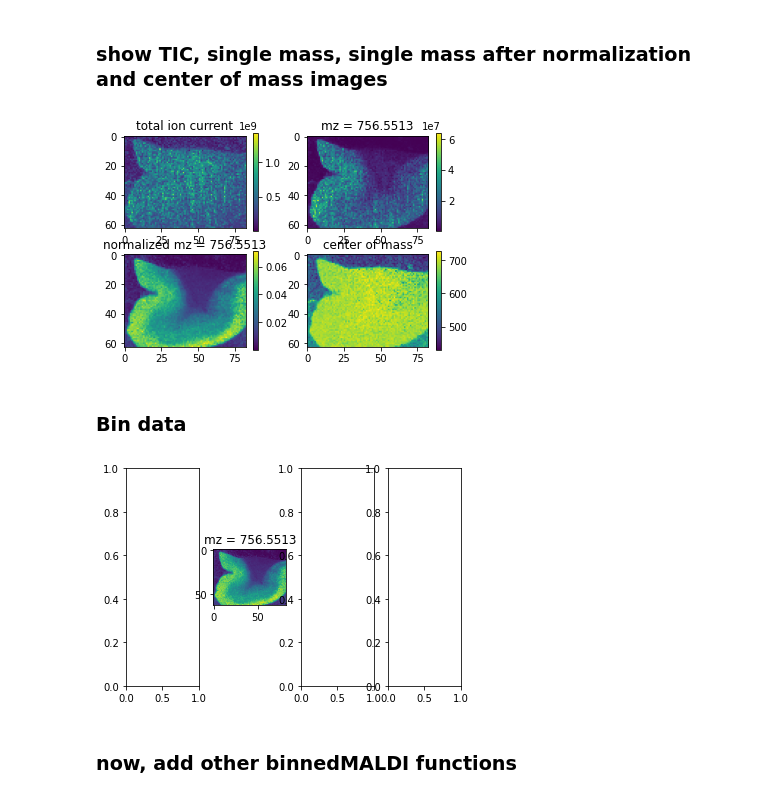
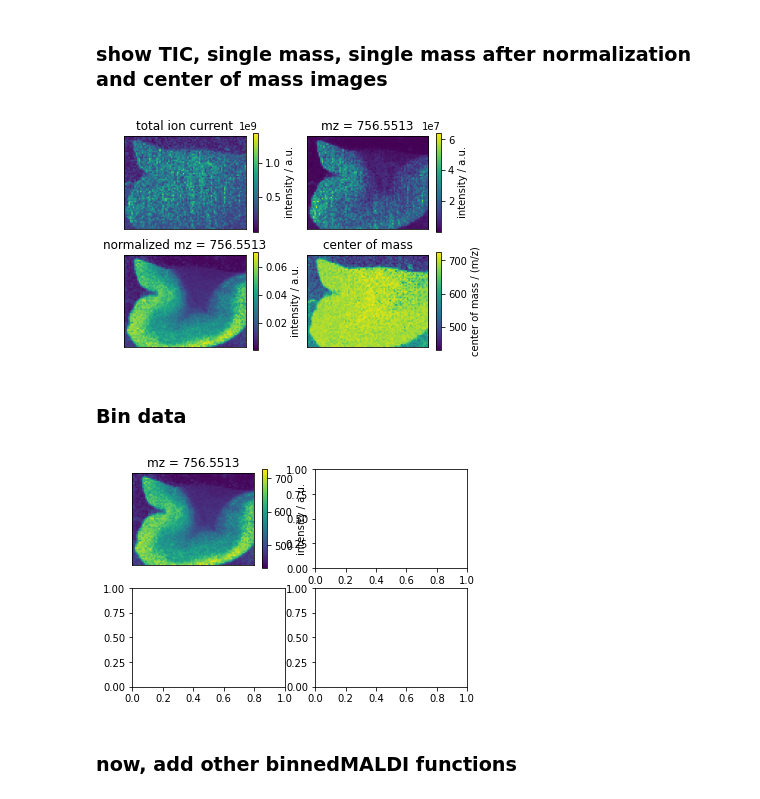
Before and after one commit to youngster/pyproIMS, a Jupyter notebook: test_script.ipynb, the cells around one changed output. Cells and saved outputs as stored; diff of their text form; code cells hidden in the pictures.

```diff
--- a/test_script.ipynb
+++ b/test_script.ipynb
@@ -41,27 +41,35 @@ M_raw = rawMALDI(M.filename, M.resolution, M.Range, M.n_processes)
 # %%
 fig, axs = plt.subplots(2,2)
 
 img = M_raw.get_2D(M_raw.sumpicture())
 im = axs.flat[0].imshow(img)
+axs.flat[0].set_xticks([])
+axs.flat[0].set_yticks([])
 axs.flat[0].set_title('total ion current')
 fig.colorbar(im, ax = axs.flat[0], label = 'intensity / a.u.')
 
 mz = 756.5513
 img = M_raw.get_2D(M_raw.massvec(mz))
 im = axs.flat[1].imshow(img)
+axs.flat[1].set_xticks([])
+axs.flat[1].set_yticks([])
 axs.flat[1].set_title('mz = 756.5513')
 fig.colorbar(im, ax = axs.flat[1], label = 'intensity / a.u.')
 
-M_raw.normalize()
+M_raw.normalize()    #data is changed in place, multiple execution of code block will alter the first two plots, if the prior code block is not re-executed as well
 img = M_raw.get_2D(M_raw.massvec(mz))
 im = axs.flat[2].imshow(img)
+axs.flat[2].set_xticks([])
+axs.flat[2].set_yticks([])
 axs.flat[2].set_title('normalized mz = 756.5513')
 fig.colorbar(im, ax = axs.flat[2], label = 'intensity / a.u.')
 
 img = M_raw.get_2D(M_raw.center_of_mass())
 im = axs.flat[3].imshow(img)
+axs.flat[3].set_xticks([])
+axs.flat[3].set_yticks([])
 axs.flat[3].set_title('center of mass')
 fig.colorbar(im, ax = axs.flat[3], label = 'center of mass / (m/z)')
 plt.show()
 # %% [output]
-[figure, old version]
+[figure, new version]
@@ -70,14 +84,17 @@ plt.show()
 # %%
 M_binned = binnedMALDI(M.filename, M.resolution, M.Range, M.n_processes, data_spectrum = M_raw.data_spectrum)
 # %%
-fig, axs = plt.subplots(1,4)
+fig, axs = plt.subplots(2,2)
 mz = 756.5513
-img = M_raw.get_2D(M_raw.massvec(mz))
-axs.flat[1].imshow(img)
-axs.flat[1].set_title('mz = 756.5513')
+img = M_binned.get_2D(M_binned.massvec(mz))
+axs.flat[0].imshow(img)
+axs.flat[0].set_xticks([])
+axs.flat[0].set_yticks([])
+axs.flat[0].set_title('mz = 756.5513')
+fig.colorbar(im, ax = axs.flat[0], label = 'intensity / a.u.')
 plt.show()
 # %% [output]
-[figure, old version]
+[figure, new version]
 # %% [markdown]
 ### now, add other binnedMALDI functions
 # %% [markdown]
```
Also changed, not shown: parts of 1 cell of this notebook.
